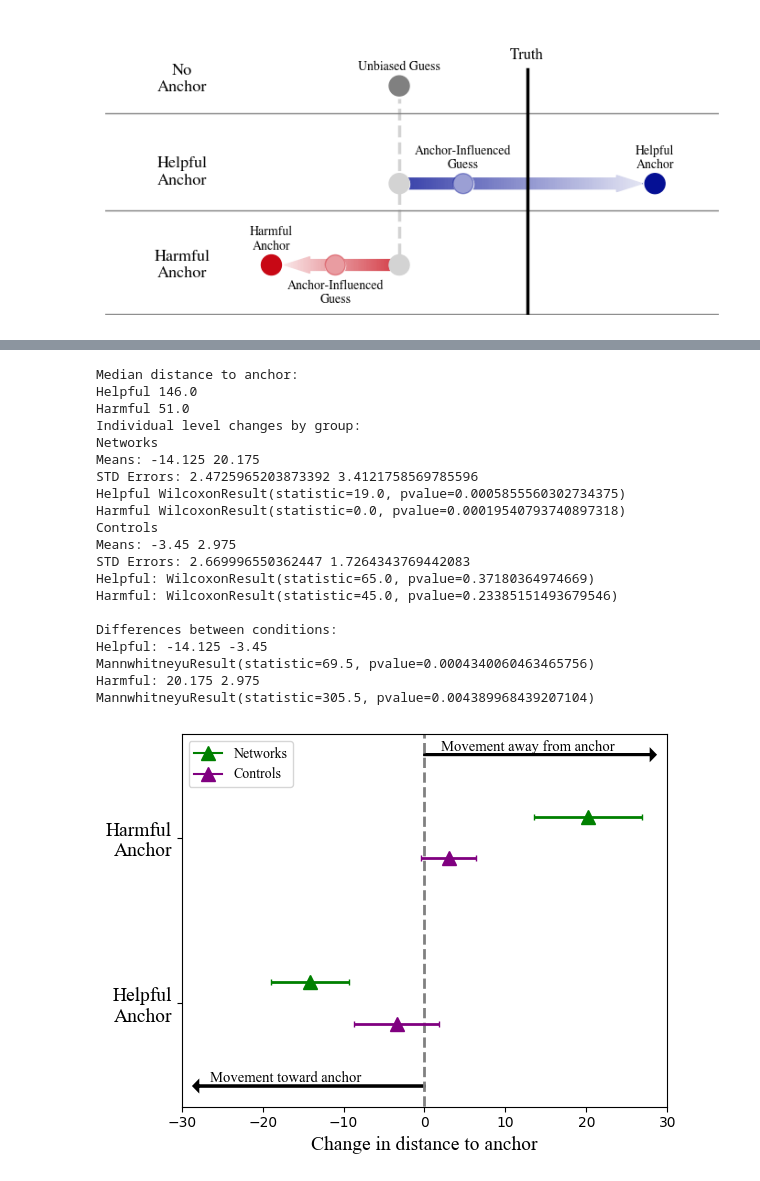
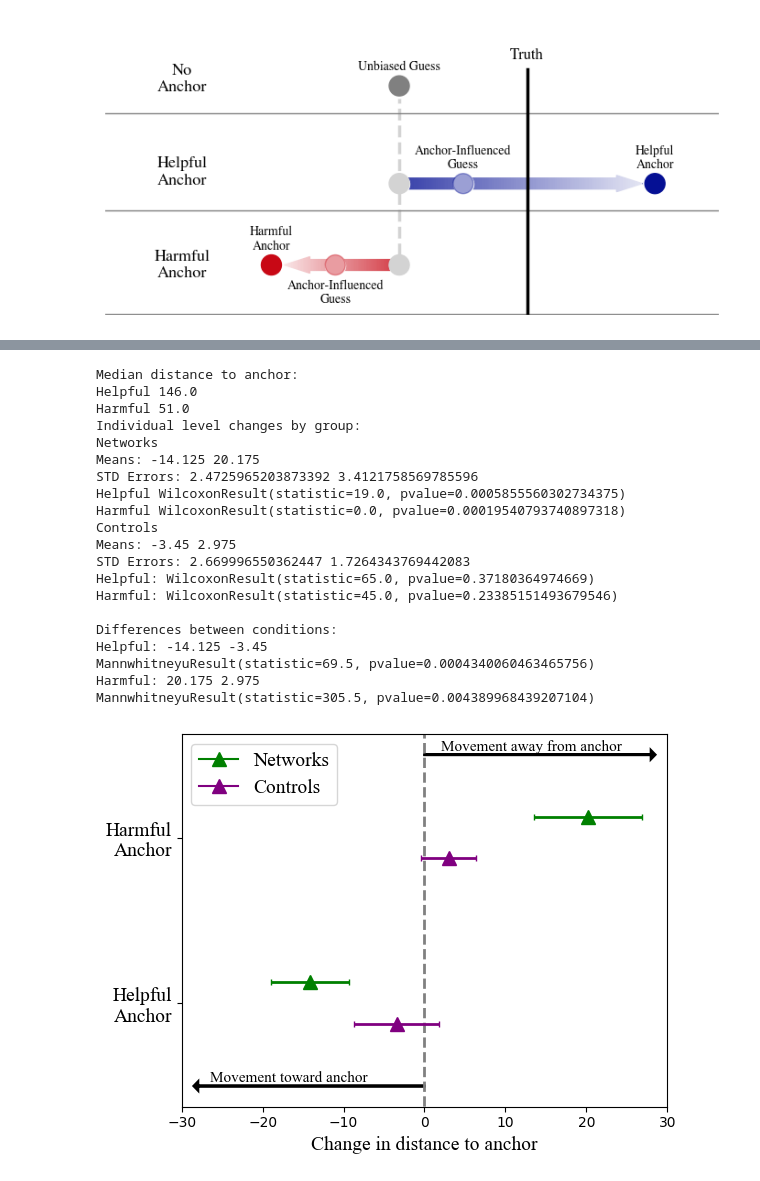
Before and after one commit to CalvinIsch/CI-Cognitive-Bias, a Jupyter notebook: Updated_Figures.ipynb, the cells around one changed output, grey strips where cells are left out. Drawn from its saved outputs; the diff is of its cells as text; code cells hidden in the pictures.

```diff
--- a/Updated_Figures.ipynb
+++ b/Updated_Figures.ipynb
@@ -245,37 +322,37 @@ axs.arrow(0, 0.5, -28, 0, head_width=0.1, head_length=0.5, fc='k', ec='k', lw=2)
 axs.set_yticks([1.5,3.5])
 axs.set_yticklabels(['Helpful\nAnchor', 'Harmful\nAnchor'],fontsize=14, fontname='Times New Roman')
 axs.set_xlabel('Change in distance to anchor',fontsize=14, fontname='Times New Roman')
-axs.text(2,4.55,'Movement away from anchor',fontsize=10.5, fontname='Times New Roman')
-axs.text(-26.5,0.55,'Movement toward anchor',fontsize=10.5, fontname='Times New Roman')
+axs.text(2,4.55,'Movement away from anchor',fontsize=11, fontname='Times New Roman')
+axs.text(-26.5,0.55,'Movement toward anchor',fontsize=11, fontname='Times New Roman')
 axs.set_ylim(0.25,4.75)
 axs.set_xlim(-30,30)
 # Specify legend font = times
-axs.legend(fontsize=14, loc='upper left', prop={'family': 'Times New Roman'})
+axs.legend(loc='upper left', prop={'family': 'Times New Roman', 'size':14})
 plt.tight_layout()
 plt.savefig('Figures/Figure-2_Change-to-Anchor.png', dpi=300)
 plt.show()
 # %% [output]
 Median distance to anchor:
 Helpful 146.0
 Harmful 51.0
 Individual level changes by group:
 Networks
 Means: -14.125 20.175
 STD Errors: 2.4725965203873392 3.4121758569785596
 Helpful WilcoxonResult(statistic=19.0, pvalue=0.0005855560302734375)
 Harmful WilcoxonResult(statistic=0.0, pvalue=0.00019540793740897318)
 Controls
 Means: -3.45 2.975
 STD Errors: 2.669996550362447 1.7264343769442083
 Helpful: WilcoxonResult(statistic=65.0, pvalue=0.37180364974669)
 Harmful: WilcoxonResult(statistic=45.0, pvalue=0.23385151493679546)
 
 Differences between conditions:
 Helpful: -14.125 -3.45
 MannwhitneyuResult(statistic=69.5, pvalue=0.0004340060463465756)
 Harmful: 20.175 2.975
 MannwhitneyuResult(statistic=305.5, pvalue=0.004389968439207104)
-[figure, old version]
+[figure, new version]
 # %%
 # Plot these results
 
```
Also changed, not shown: parts of 7 cells of this notebook.
